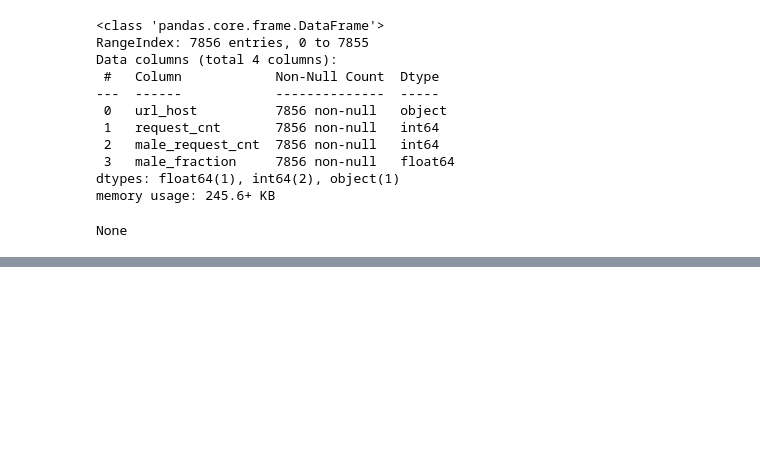
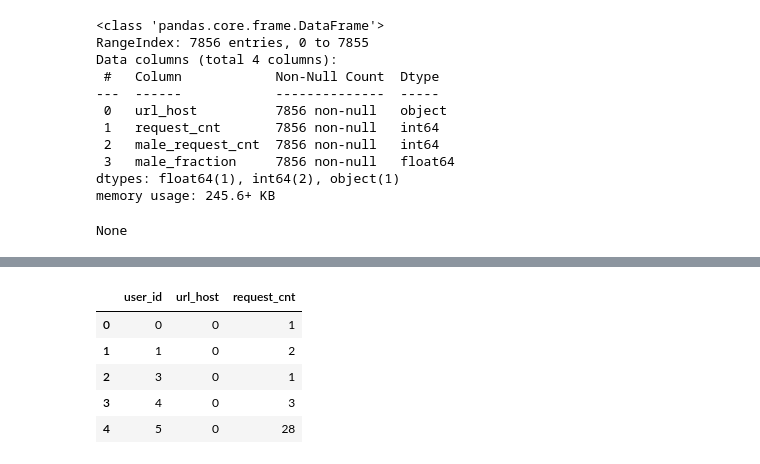
Before and after one commit to koshkidadanet/MTS-ML-CUP, a Jupyter notebook: feature_eng.ipynb, the cells around one changed output, grey strips where cells are left out. Saved outputs shown, nothing was run; the diff lists cells and outputs as text; code cells hidden in the pictures; blank space fills up the shorter version.

```diff
--- a/feature_eng.ipynb
+++ b/feature_eng.ipynb
@@ -1354,0 +1426,10 @@ print(1)
+# %%
+df = data.groupby(['user_id','url_host'],group_keys=False)['request_cnt'].sum().reset_index()
+df.head()
+# %% [output]
+|  | user_id | url_host | request_cnt |
+| 0 | 0 | 0 | 1 |
+| 1 | 1 | 0 | 2 |
+| 2 | 3 | 0 | 1 |
+| 3 | 4 | 0 | 3 |
+| 4 | 5 | 0 | 28 |
```
Also changed, not shown: parts of 15 cells of this notebook, 1 other file.
